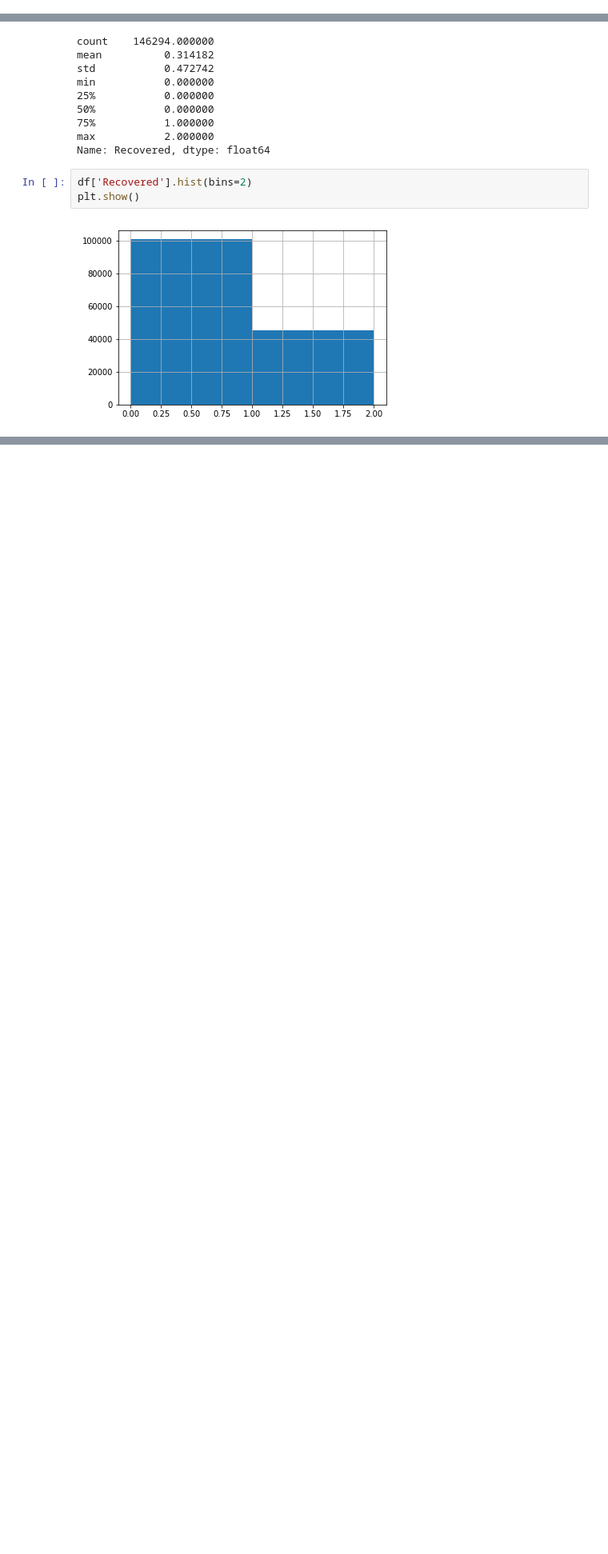
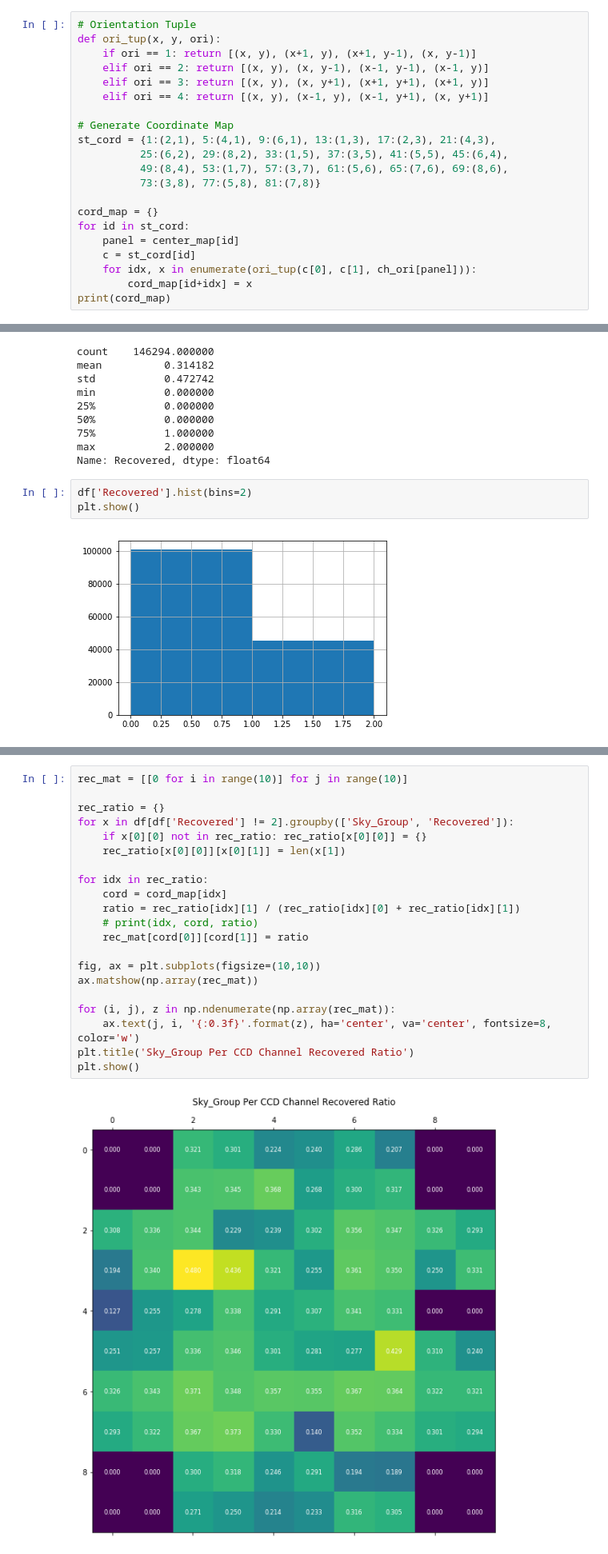
Before and after one commit to yutarochan/DS440, a Jupyter notebook: notebooks/EDA.ipynb, the cells around one changed output, grey strips where cells are left out. Shown: that part at 80% size. Saved outputs shown, nothing was run; the diff lists cells and outputs as text; blank space fills up the shorter version.

Commit message:
(update) Complete CCD plot points

```diff
--- a/notebooks/EDA.ipynb
+++ b/notebooks/EDA.ipynb
@@ -180,3 +220,24 @@ Another feature that we can consider is the feature orientaiton of the
 # %% [markdown]
 ### Sky Group Visualization
 To better visualize and characterize each of the feature's properties per CCD channel, we generate a plot similar to the one above.
+# %%
+# Orientation Tuple
+def ori_tup(x, y, ori):
+    if ori == 1: return [(x, y), (x+1, y), (x+1, y-1), (x, y-1)]
+    elif ori == 2: return [(x, y), (x, y-1), (x-1, y-1), (x-1, y)]
+    elif ori == 3: return [(x, y), (x, y+1), (x+1, y+1), (x+1, y)]
+    elif ori == 4: return [(x, y), (x-1, y), (x-1, y+1), (x, y+1)]
+
+# Generate Coordinate Map
+st_cord = {1:(2,1), 5:(4,1), 9:(6,1), 13:(1,3), 17:(2,3), 21:(4,3),
+          25:(6,2), 29:(8,2), 33:(1,5), 37:(3,5), 41:(5,5), 45:(6,4),
+          49:(8,4), 53:(1,7), 57:(3,7), 61:(5,6), 65:(7,6), 69:(8,6),
+          73:(3,8), 77:(5,8), 81:(7,8)}
+
+cord_map = {}
+for id in st_cord:
+    panel = center_map[id]
+    c = st_cord[id]
+    for idx, x in enumerate(ori_tup(c[0], c[1], ch_ori[panel])):
+        cord_map[id+idx] = x
+print(cord_map)
@@ -415,0 +483,23 @@ plt.show()
+# %%
+rec_mat = [[0 for i in range(10)] for j in range(10)]
+
+rec_ratio = {}
+for x in df[df['Recovered'] != 2].groupby(['Sky_Group', 'Recovered']):
+    if x[0][0] not in rec_ratio: rec_ratio[x[0][0]] = {}
+    rec_ratio[x[0][0]][x[0][1]] = len(x[1])
+
+for idx in rec_ratio:
+    cord = cord_map[idx]
+    ratio = rec_ratio[idx][1] / (rec_ratio[idx][0] + rec_ratio[idx][1])
+    # print(idx, cord, ratio)
+    rec_mat[cord[0]][cord[1]] = ratio
+
+fig, ax = plt.subplots(figsize=(10,10))
+ax.matshow(np.array(rec_mat))
+
+for (i, j), z in np.ndenumerate(np.array(rec_mat)):
+    ax.text(j, i, '{:0.3f}'.format(z), ha='center', va='center', fontsize=8, color='w')
+plt.title('Sky_Group Per CCD Channel Recovered Ratio')
+plt.show()
+# %% [output]
+[figure, added]
```
Also changed, not shown: parts of 8 cells of this notebook.
